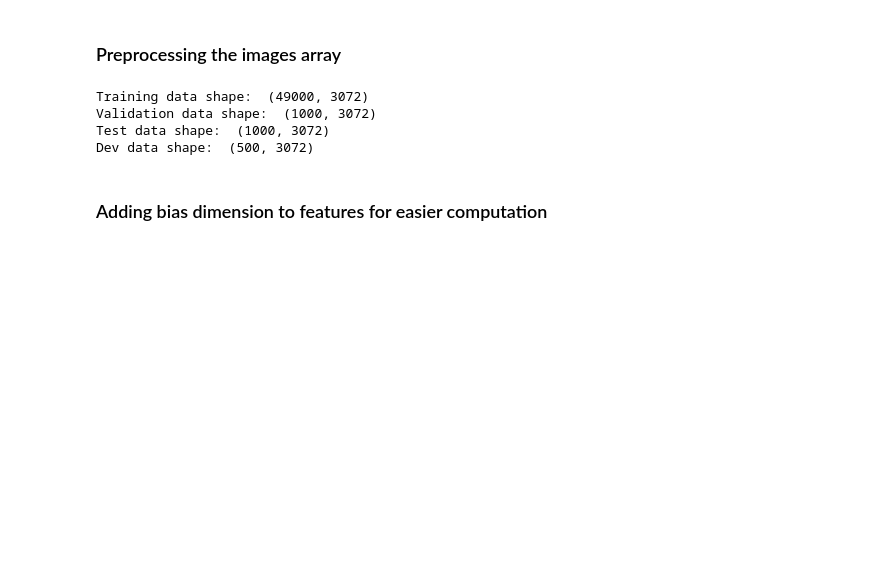
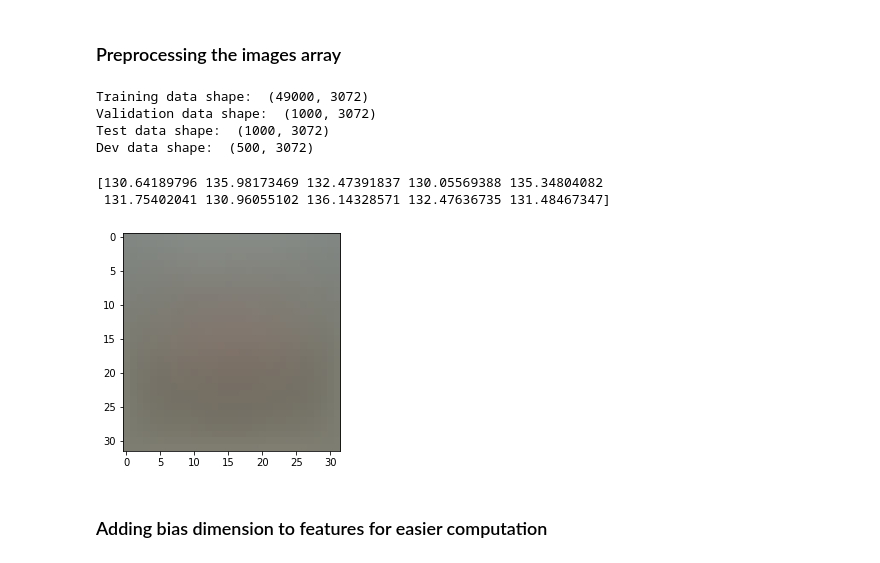
Before and after one commit to vaishanth-rmrj/MultiClass-SVM-Image-Classifier-Scratch, a Jupyter notebook: svm_classifier.ipynb, the cells around one changed output. Saved outputs shown, nothing was run; the diff lists cells and outputs as text; code cells hidden in the pictures; blank space fills up the shorter version.

```diff
--- a/svm_classifier.ipynb
+++ b/svm_classifier.ipynb
@@ -162,19 +162,23 @@ Validation data shape:  (1000, 3072)
 Test data shape:  (1000, 3072)
 Dev data shape:  (500, 3072)
 # %%
-# # Preprocessing: subtract the mean image
-# # first: compute the image mean based on the training data
-# mean_image = np.mean(x_train, axis=0)
-# print(mean_image[:10]) # print a few of the elements
-# plt.figure(figsize=(4,4))
-# plt.imshow(mean_image.reshape((32,32,3)).astype('uint8')) # visualize the mean image
-# plt.show()
+# Preprocessing: subtract the mean image
+# first: compute the image mean based on the training data
+mean_image = np.mean(x_train, axis=0)
+print(mean_image[:10]) # print a few of the elements
+plt.figure(figsize=(4,4))
+plt.imshow(mean_image.reshape((32,32,3)).astype('uint8')) # visualize the mean image
+plt.show()
 
-# # second: subtract the mean image from train and test data
-# x_train -= mean_image
-# x_val -= mean_image
-# x_test -= mean_image
-# x_dev -= mean_image
+# second: subtract the mean image from train and test data
+x_train -= mean_image
+x_val -= mean_image
+x_test -= mean_image
+x_dev -= mean_image
+# %% [output]
+[130.64189796 135.98173469 132.47391837 130.05569388 135.34804082
+ 131.75402041 130.96055102 136.14328571 132.47636735 131.48467347]
+[figure, added]
 # %% [markdown]
 ### Adding bias dimension to features for easier computation
 # %%
```
Also changed, not shown: parts of 17 cells of this notebook.
